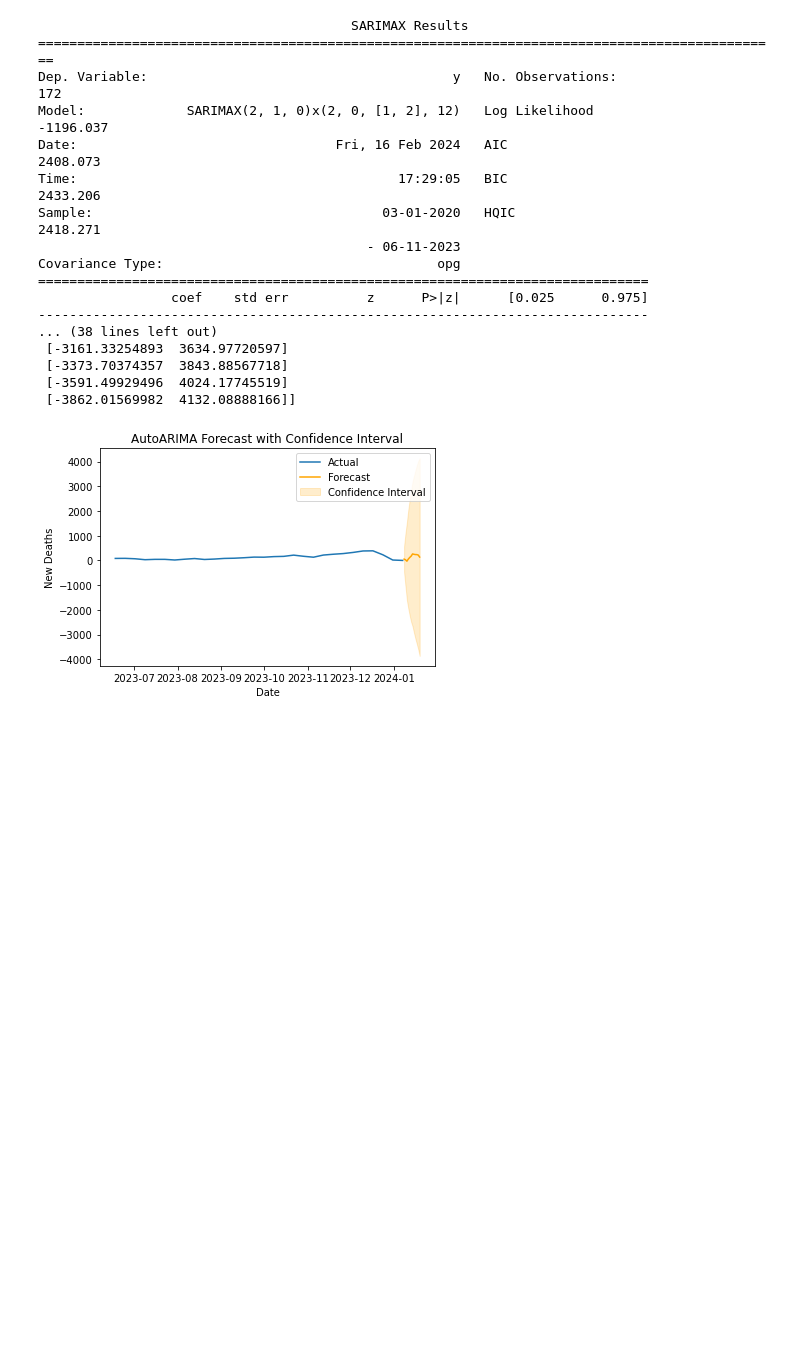
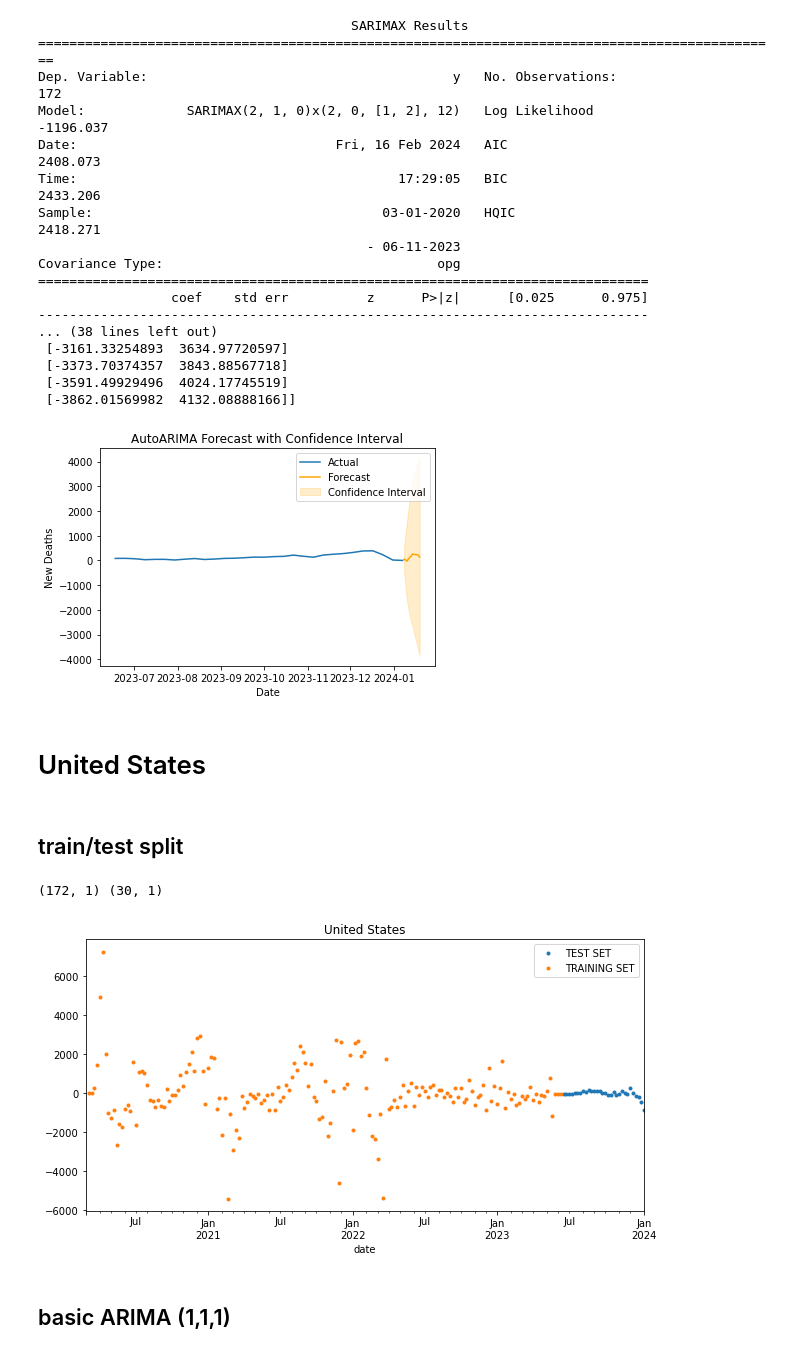
Before and after one commit to y-ginther/DS-Capstone, a Jupyter notebook: ARIMA_c.ipynb, the cells around one changed output. Saved outputs shown, nothing was run; the diff lists cells and outputs as text; code cells hidden in the pictures; blank space fills up the shorter version.

Commit message:
first two differenced datasets ARIMA/SARIMA

```diff
--- a/ARIMA_c.ipynb
+++ b/ARIMA_c.ipynb
@@ -1680,3 +1680,29 @@ plt.legend()
 plt.show()
 # %% [output]
 [figure]
+# %% [markdown]
+# United States
+# %% [markdown]
+## train/test split
+# %%
+us = pd.read_csv('us_diff.csv')
+us = us.set_index('date')
+us.index = pd.to_datetime(us.index)
+us = us.drop('Unnamed: 0', axis=1)
+us.sort_index()
+train_size = int(len(us) * 0.8)
+us_train, us_test = us[0:train_size], us[train_size:]
+us_train=us.iloc[:-30 ]
+us_test=us.iloc[-30: ]
+print(us_train.shape, us_test.shape)
+# %% [output]
+(172, 1) (30, 1)
+# %%
+_ = us_test \
+    .rename(columns={'new_deaths': 'TEST SET'}) \
+    .join(us_train.rename(columns={'new_deaths': 'TRAINING SET'}), how='outer') \
+    .plot(figsize=(10,5), title='United States', style='.')
+# %% [output]
+[figure, added]
+# %% [markdown]
+## basic ARIMA (1,1,1)
```
Also changed, not shown: parts of 56 cells of this notebook, 5 other files.
